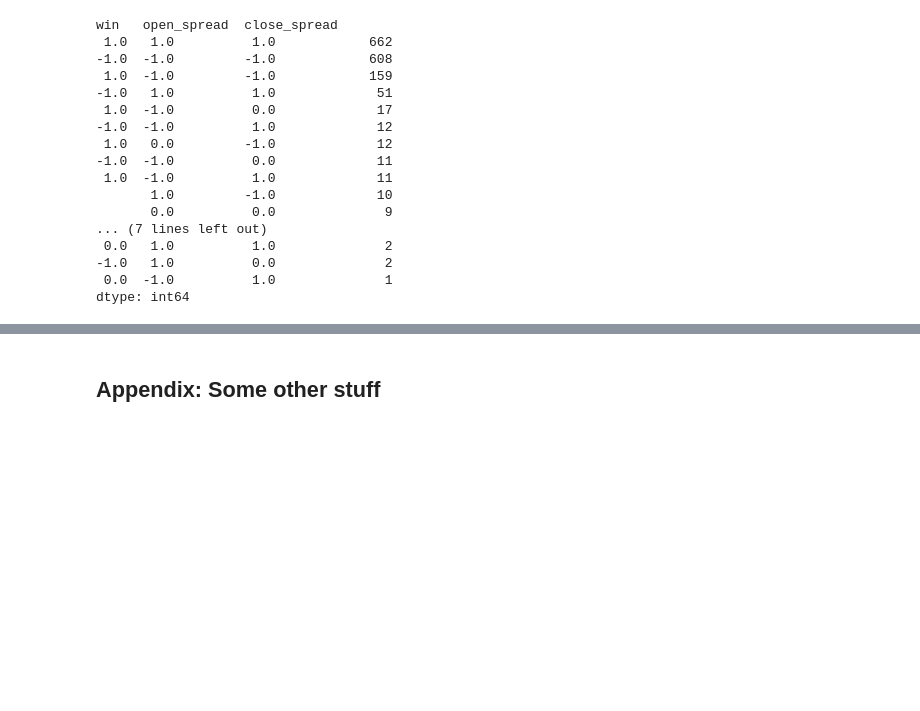
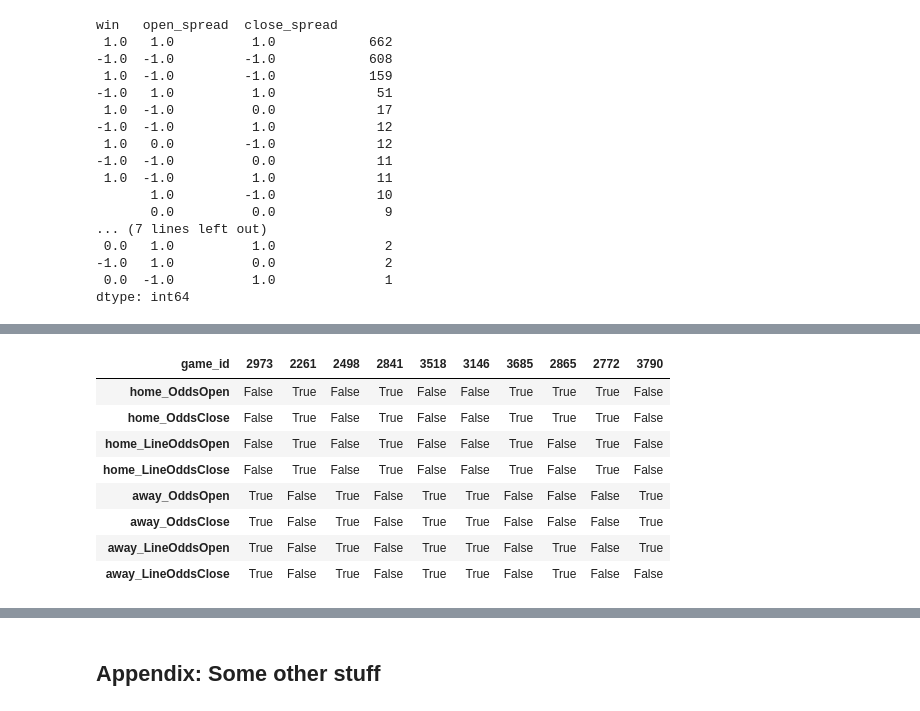
Before and after one commit to capitantoto/boca-belgrano, a Jupyter notebook: ends.ipynb, the cells around one changed output, grey strips where cells are left out. Saved outputs shown, nothing was run; the diff lists cells and outputs as text; code cells hidden in the pictures; blank space fills up the shorter version.

```diff
--- a/ends.ipynb
+++ b/ends.ipynb
@@ -551,0 +456,8 @@ plt.barh(fis.open_spread[:20].index, fis.open_spread[:20].values)
+# %%
+first_season = data.season.min()
+starting_elo = (
+    data[(data.season == first_season) & (data.week == 1)][["Team", "elo"]]
+    .set_index("Team")
+    .elo
+)
+team_rank = starting_elo.rank().astype(int)
@@ -569,14 +905,24 @@ probs.head().T.round(3)
 # %%
 scorecard = pd.DataFrame().reindex_like(dividends)
 # %%
-scorecard.home_OddsOpen = scorecard.home_OddsClose = win[X_test.index] == 1
-scorecard.away_OddsOpen = scorecard.away_OddsClose = win[X_test.index] == -1
-scorecard.home_LineOddsOpen = open_spread[X_test.index] == 1
-scorecard.away_LineOddsOpen = open_spread[X_test.index] == -1
-scorecard.home_LineOddsClose = close_spread[X_test.index] == 1
-scorecard.away_LineOddsClose = close_spread[X_test.index] == -1
+scorecard.home_OddsOpen = scorecard.home_OddsClose = Y.win[X_test.index] == 1
+scorecard.away_OddsOpen = scorecard.away_OddsClose = Y.win[X_test.index] == -1
+scorecard.home_LineOddsOpen = Y.open_spread[X_test.index] == 1
+scorecard.away_LineOddsOpen = Y.open_spread[X_test.index] == -1
+scorecard.home_LineOddsClose = Y.close_spread[X_test.index] == 1
+scorecard.away_LineOddsClose = Y.close_spread[X_test.index] == -1
 
 scorecard.head(10).T
+# %% [output]
+| game_id | 2973 | 2261 | 2498 | 2841 | 3518 | 3146 | 3685 | 2865 | 2772 | 3790 |
+| home_OddsOpen | False | True | False | True | False | False | True | True | True | False |
+| home_OddsClose | False | True | False | True | False | False | True | True | True | False |
+| home_LineOddsOpen | False | True | False | True | False | False | True | False | True | False |
+| home_LineOddsClose | False | True | False | True | False | False | True | False | True | False |
+| away_OddsOpen | True | False | True | False | True | True | False | False | False | True |
+| away_OddsClose | True | False | True | False | True | True | False | False | False | True |
+| away_LineOddsOpen | True | False | True | False | True | True | False | True | False | True |
+| away_LineOddsClose | True | False | True | False | True | True | False | True | False | False |
 # %%
 eps = 0.01
 bets = ((probs * dividends - 1) > eps).astype(int)
```
Also changed, not shown: parts of 124 cells of this notebook.
